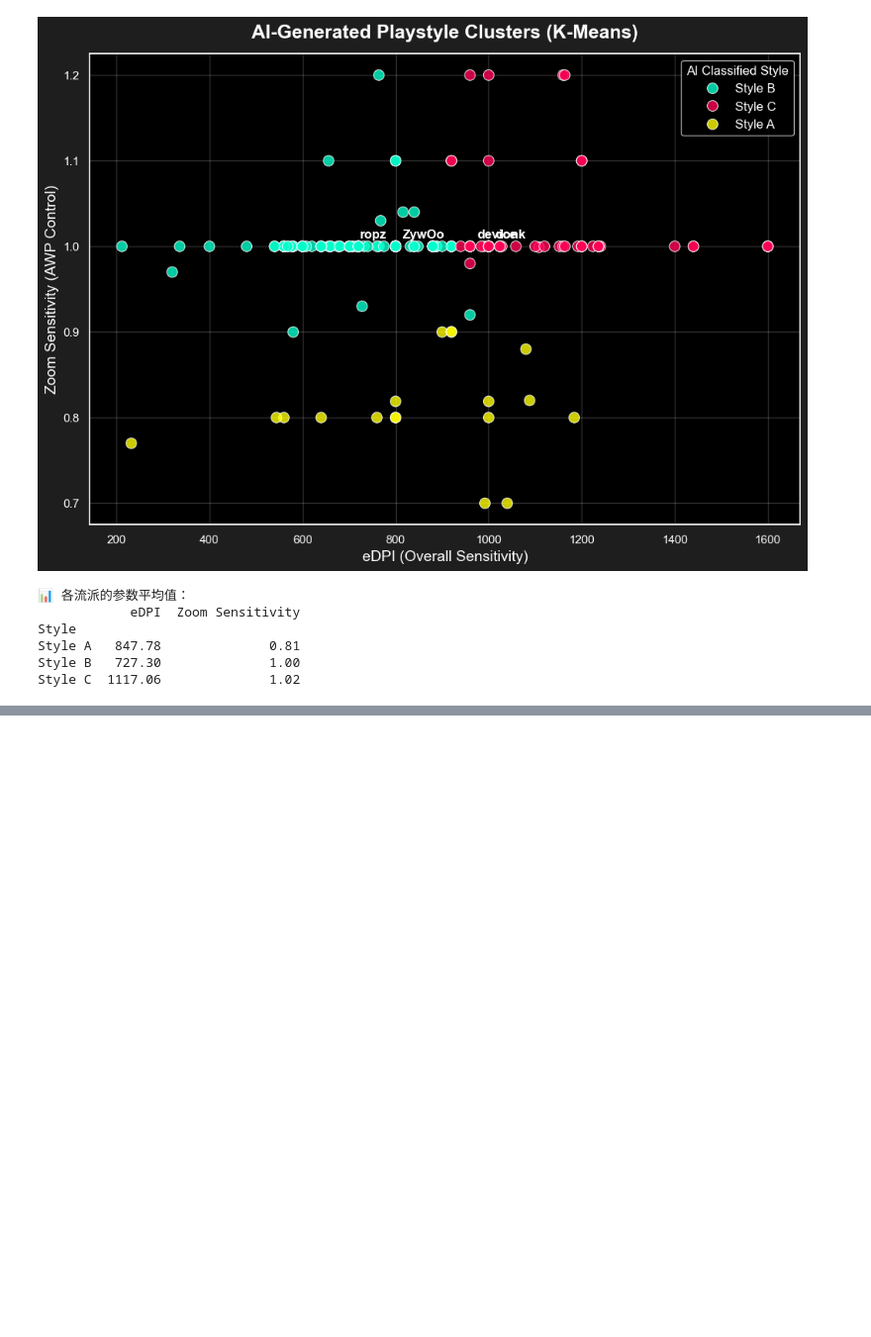
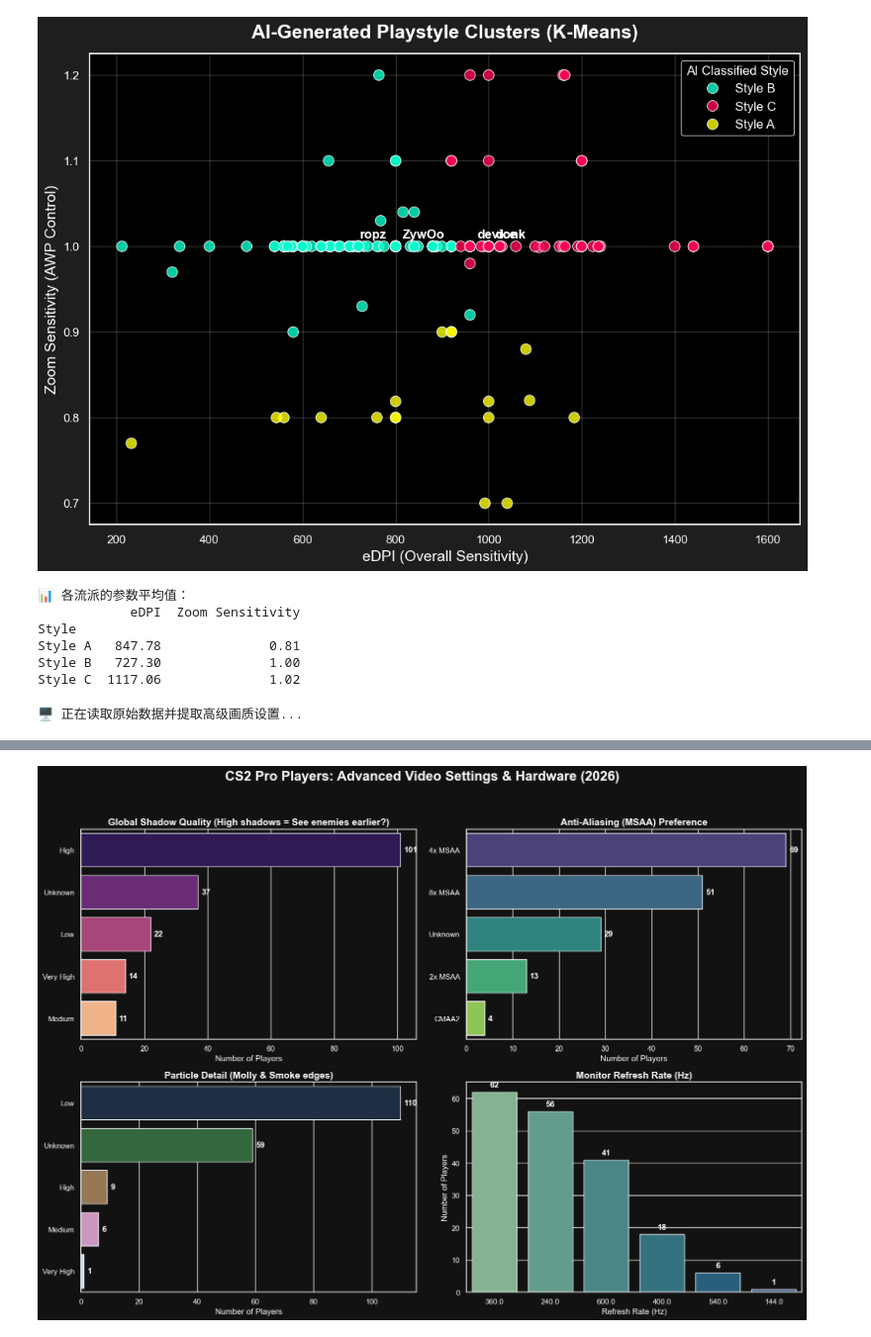
Before and after one commit to Starfie1d1272/CS2-Pro-Settings, a Jupyter notebook: Phase2_Data_Cleaning.ipynb, the cells around one changed output, grey strips where cells are left out. Shown at 99% size. Saved outputs shown, nothing was run; the diff lists cells and outputs as text; code cells hidden in the pictures; blank space fills up the shorter version.

```diff
--- a/Phase2_Data_Cleaning.ipynb
+++ b/Phase2_Data_Cleaning.ipynb
@@ -318,3 +318,76 @@ Style
 Style A   847.78              0.81
 Style B   727.30              1.00
 Style C  1117.06              1.02
+# %%
+# ==========================================
+# Phase 5 - Cell 1: 职业哥高级视频设置与刷新率大揭秘
+# ==========================================
+import pandas as pd
+import matplotlib.pyplot as plt
+import seaborn as sns
+
+print("🖥️ 正在读取原始数据并提取高级画质设置...")
+
+# 1. 我们直接读取第一阶段抓取的最全的 RAW 数据，并用之前的白名单过滤
+df_raw = pd.read_csv("cs2_pro_detailed_RAW.csv")
+top_30_teams =[
+    "Team Vitality", "Vitality", "FURIA Esports", "FURIA", "MOUZ", "Falcons", "Team Falcons", "Natus Vincere", "NAVI", "Aurora Gaming", "Aurora", "PARIVISION", "Team Spirit", "Spirit", "The MongolZ", "Astralis", "FaZe Clan", "FaZe", "FUT Esports", "FUT", "G2 Esports", "G2", "3DMAX", "Legacy", "GamerLegion", "paiN Gaming", "paiN", "HEROIC", "Team Liquid", "Liquid", "B8", "Ninjas in Pyjamas", "NIP", "9z Team", "9z", "NRG", "Gentle Mates", "Monte", "TYLOO", "BC.Game", "Passion UA", "BetBoom Team", "BetBoom", "HOTU", "100 Thieves", "100T", "Lynn Vision", "Lynn Vision Gaming", "MIBR", "Imperial Esports", "Imperial", "FlyQuest", "OG", "TDK", "fnatic", "EYEBALLERS"
+]
+df_pro = df_raw[df_raw['Team'].notna() & df_raw['Team'].isin(top_30_teams)].copy()
+
+# 2. 设置图表暗黑电竞风格
+plt.style.use('dark_background')
+sns.set_theme(style="darkgrid", rc={"axes.facecolor": "#121212", "figure.facecolor":"#121212", "text.color":"white", "axes.labelcolor":"white", "xtick.color":"white", "ytick.color":"white"})
+
+# 3. 准备一个 2x2 的大画布
+fig, axes = plt.subplots(2, 2, figsize=(16, 12))
+fig.suptitle('CS2 Pro Players: Advanced Video Settings & Hardware (2026)', fontsize=20, fontweight='bold', y=0.98)
+
+# ----------------- 图 1: 全局阴影质量 (Global Shadow Quality) -----------------
+# 过滤掉空值
+shadow_data = df_pro['Global Shadow Quality'].dropna()
+sns.countplot(y=shadow_data, ax=axes[0, 0], order=shadow_data.value_counts().index, palette='magma')
+axes[0, 0].set_title('Global Shadow Quality (High shadows = See enemies earlier?)', fontsize=14, fontweight='bold')
+axes[0, 0].set_xlabel('Number of Players')
+axes[0, 0].set_ylabel('')
+
+# ----------------- 图 2: 抗锯齿 (Multisampling Anti-Aliasing Mode) -----------------
+msaa_data = df_pro['Multisampling Anti-Aliasing Mode'].dropna()
+sns.countplot(y=msaa_data, ax=axes[0, 1], order=msaa_data.value_counts().index, palette='viridis')
+axes[0, 1].set_title('Anti-Aliasing (MSAA) Preference', fontsize=14, fontweight='bold')
+axes[0, 1].set_xlabel('Number of Players')
+axes[0, 1].set_ylabel('')
+
+# ----------------- 图 3: 粒子特效 (Particle Detail) -----------------
+particle_data = df_pro['Particle Detail'].dropna()
+sns.countplot(y=particle_data, ax=axes[1, 0], order=particle_data.value_counts().index, palette='cubehelix')
+axes[1, 0].set_title('Particle Detail (Molly & Smoke edges)', fontsize=14, fontweight='bold')
+axes[1, 0].set_xlabel('Number of Players')
+axes[1, 0].set_ylabel('')
+
+# ----------------- 图 4: 显示器刷新率 (Refresh Rate) -----------------
+# 刷新率可能带 "Hz"，我们清理一下变纯数字
+def clean_hz(val):
+    if pd.isna(val): return None
+    import re
+    match = re.search(r'\d+', str(val))
+    return int(match.group()) if match else None
+
+hz_data = df_pro['Refresh Rate'].apply(clean_hz).dropna()
+sns.countplot(x=hz_data, ax=axes[1, 1], order=hz_data.value_counts().index, palette='crest')
+axes[1, 1].set_title('Monitor Refresh Rate (Hz)', fontsize=14, fontweight='bold')
+axes[1, 1].set_xlabel('Refresh Rate (Hz)')
+axes[1, 1].set_ylabel('Number of Players')
+
+# 加上数字标签
+for ax in axes.flat:
+    for p in ax.patches:
+        if ax == axes[1, 1]: # 如果是柱状图 (X轴)
+            ax.annotate(f'{int(p.get_height())}', (p.get_x() + p.get_width() / 2., p.get_height()), ha='center', va='bottom', color='white', fontweight='bold', xytext=(0, 5), textcoords='offset points')
+        else: # 如果是条形图 (Y轴)
+            ax.annotate(f'{int(p.get_width())}', (p.get_width(), p.get_y() + p.get_height() / 2.), ha='left', va='center', color='white', fontweight='bold', xytext=(5, 0), textcoords='offset points')
+
+plt.tight_layout(rect=[0, 0.03, 1, 0.95])
+plt.show()
+# %% [output]
+🖥️ 正在读取原始数据并提取高级画质设置...
@@ -320,0 +409 @@ Style C  1117.06              1.02
+[figure, added]
```
Also changed, not shown: parts of 3 cells of this notebook, 32 other files.
